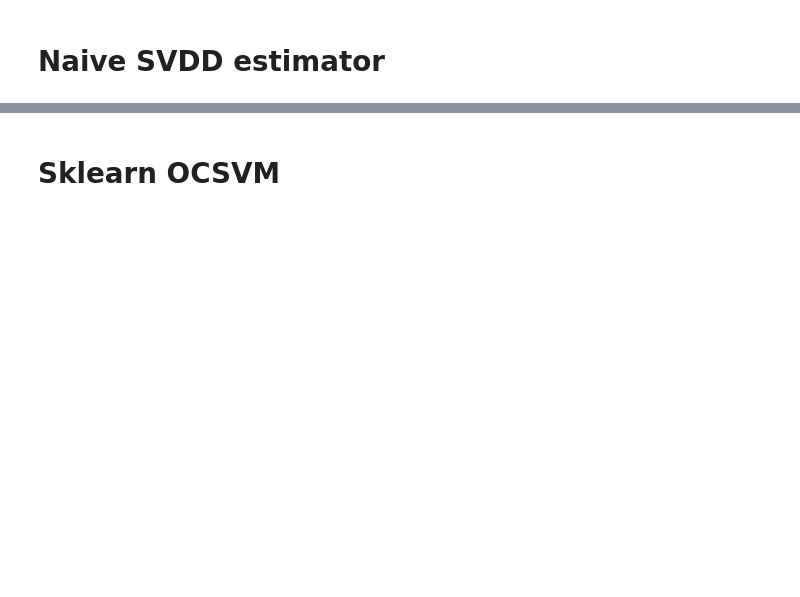
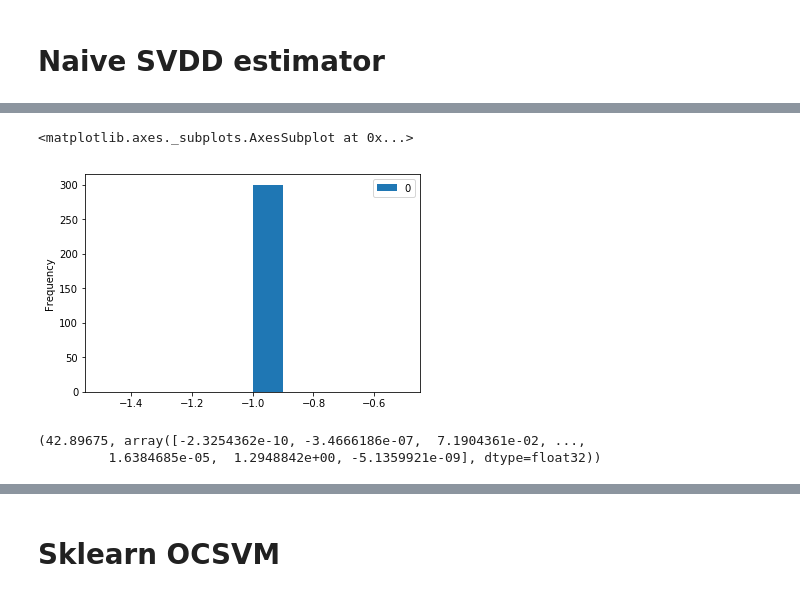
Before and after one commit to DEKHTIARJonathan/DeepOneClass, a Jupyter notebook: source_files/main.ipynb, the cells around one changed output, grey strips where cells are left out. Cells and saved outputs as stored; diff of their text form; code cells hidden in the pictures; blank space fills up the shorter version.

Commit message:
Make main working back after Estimator fix

```diff
--- a/source_files/main.ipynb
+++ b/source_files/main.ipynb
@@ -113,0 +122,14 @@ IndexError: tuple index out of range
+# %%
+input_size      = 25088 # TODO: faire en sorte de ne plus en avoir besoin
+train_steps     = 500
+model_dir       = None#"../tmp/estimator_svdd_naive"
+# %%
+classifier = OCClassifier(
+    c=5,
+    kernel="linear",
+    rffm_dims=10,
+    rffm_stddev=5,
+    learning_rate=0.05,
+    model_dir=model_dir,
+    input_size=input_size,
+)
@@ -113,0 +140,5 @@ IndexError: tuple index out of range
+# %%
+classifier.train(
+    input_fn=lambda: get_input_fn(train_csv_path, repeat=True),
+    steps=train_steps
+)
@@ -113,0 +180,11 @@ IndexError: tuple index out of range
+# %%
+df = pd.DataFrame(predicted_classes)
+df.plot.hist()
+# %% [output]
+<matplotlib.axes._subplots.AxesSubplot at 0x...>
+[figure, added]
+# %%
+classifier.get_variable_value('Radius'), classifier.get_variable_value('Center')
+# %% [output]
+(42.89675, array([-2.3254362e-10, -3.4666186e-07,  7.1904361e-02, ...,
+         1.6384685e-05,  1.2948842e+00, -5.1359921e-09], dtype=float32))
```
Also changed, not shown: parts of 24 cells of this notebook, 3 other files.
